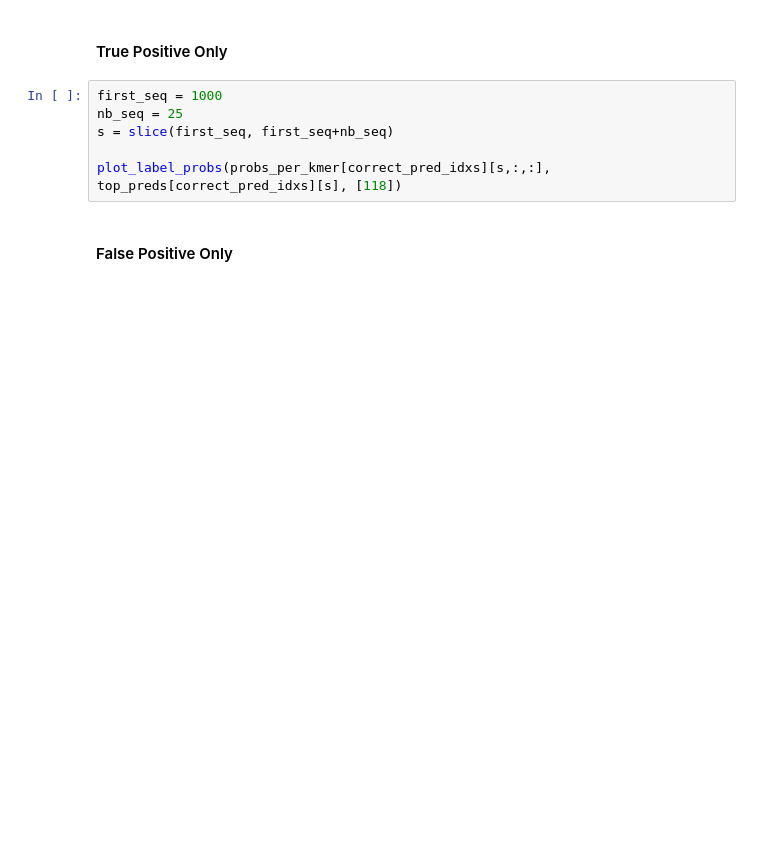
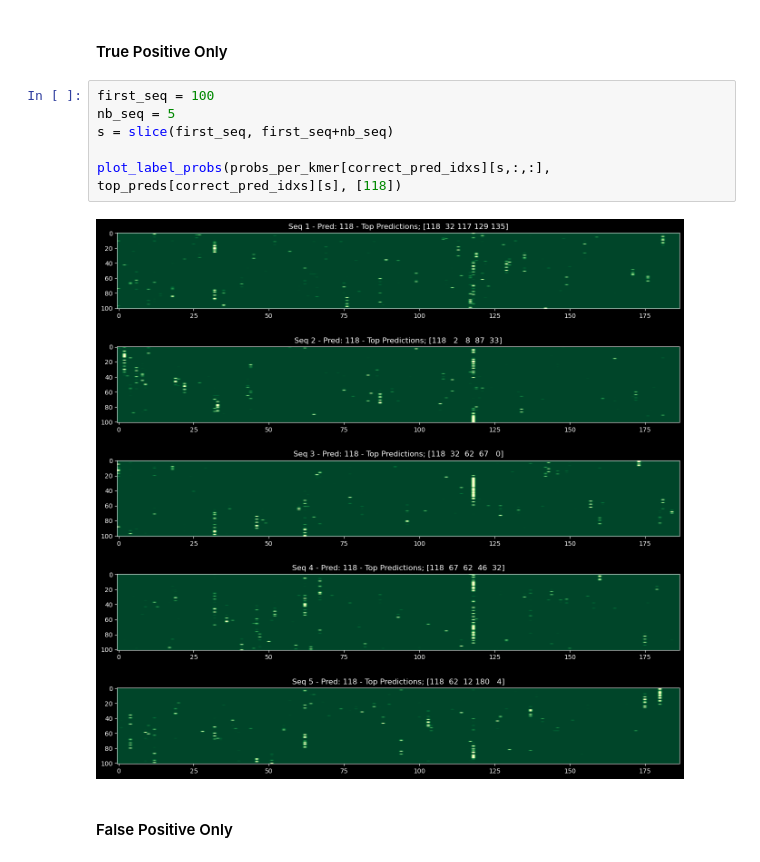
Before and after one commit to vtecftwy/metagentools, a Jupyter notebook: nbs/cnn_virus/wip_4.01_yf_ncbi_experiments.ipynb, the cells around one changed output. Cells and saved outputs as stored; diff of their text form; blank space fills up the shorter version.

```diff
--- a/nbs/cnn_virus/wip_4.01_yf_ncbi_experiments.ipynb
+++ b/nbs/cnn_virus/wip_4.01_yf_ncbi_experiments.ipynb
@@ -608,11 +801,13 @@ plot_label_probs(probs_per_kmer[s,:,:], top_preds[s], [118])
 # %% [markdown]
 #### True Positive Only
 # %%
-first_seq = 1000
-nb_seq = 25
+first_seq = 100
+nb_seq = 5
 s = slice(first_seq, first_seq+nb_seq)
 
 plot_label_probs(probs_per_kmer[correct_pred_idxs][s,:,:], top_preds[correct_pred_idxs][s], [118])
+# %% [output]
+[figure, added]
 # %% [markdown]
 #### False Positive Only
 # %%
```
Also changed, not shown: parts of 36 cells of this notebook, 5 other files.
